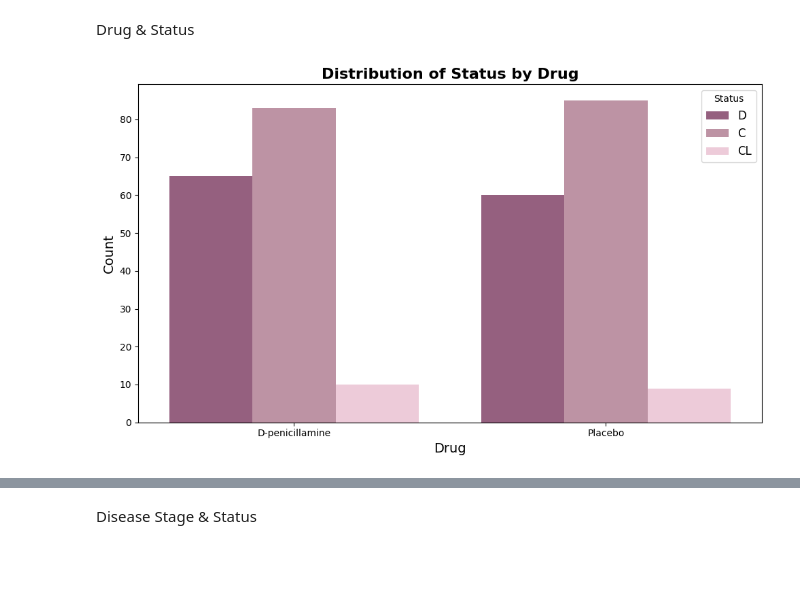
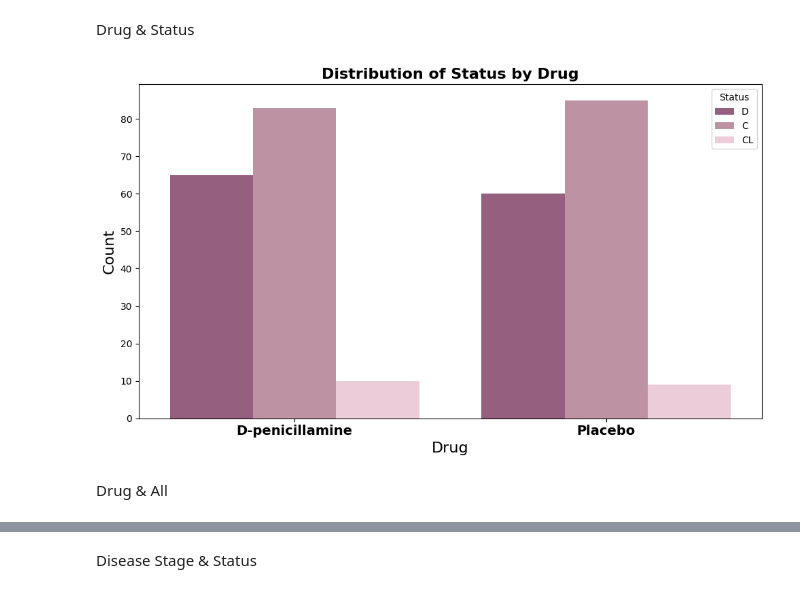
Before and after one commit to Yarden231/Liver-Cirrhosis-Stage-Prediction, a Jupyter notebook: EDA.ipynb, the cells around one changed output, grey strips where cells are left out. Drawn from its saved outputs; the diff is of its cells as text; code cells hidden in the pictures; blank space fills up the shorter version.

```diff
--- a/EDA.ipynb
+++ b/EDA.ipynb
@@ -264,26 +259,0 @@ plt.show()
-# %%
-
-# Combine Stage 1 and 2 into a single category in the DataFrame
-data['Stage_combined'] = data['Stage'].replace({1: '1 & 2', 2: '1 & 2'})
-
-# Calculate the updated value counts for the combined stages
-stage_combined_counts = data['Stage_combined'].value_counts()
-
-
-# Convert the combined stages to integers for cleaner labeling
-data['Stage_combined'] = data['Stage_combined'].replace({3.0: 3, 4.0: 4})
-
-# Calculate the updated value counts again
-stage_combined_counts = data['Stage_combined'].value_counts()
-
-# Create the updated pie chart with integer labels
-plt.figure(figsize=(4, 4))  # Adjust the figure size for a pie chart
-plt.pie(
-    stage_combined_counts,
-    labels=stage_combined_counts.index,  # Use the updated stage labels
-    autopct='%1.1f%%',  # Show percentages
-    startangle=90,  # Rotate the pie chart for better readability
-    colors=sns.color_palette("flare", len(stage_combined_counts))  # Use the same "flare" palette
-)
-plt.title("Distribution of 'Stage' (1 & 2 Combined)", fontsize=16)
-plt.show()
@@ -398,25 +385,25 @@ Passing `palette` without assigning `hue` is deprecated and will be removed in v
 # %% [markdown]
 Drug & Status
 # %%
-import seaborn as sns
-import matplotlib.pyplot as plt
-
-# Define the custom color palette for the categories
 status_palette = ['#9e5780', '#c48ca3', '#f2c6d8']  # Colors for C, CL, D respectively
 
 # Plot the bar chart for the distribution of Status by Drug
 plt.figure(figsize=(10, 6))
 sns.countplot(data=data, x='Drug', hue='Status', palette=status_palette)
 
 # Add titles and labels
 plt.title('Distribution of Status by Drug', fontsize=16, fontweight='bold')  # Bold title
-plt.xlabel('Drug', fontsize=14)
-plt.ylabel('Count', fontsize=14)
-plt.legend(title='Status', fontsize=12)
+plt.xlabel('Drug', fontsize=16)
+plt.ylabel('Count', fontsize=16)
+plt.xticks(fontweight='bold', fontsize=14)
+
+plt.legend(title='Status')
 plt.tight_layout()
 
 # Show the plot
 plt.show()
 # %% [output]
-[figure, old version]
+[figure, new version]
+# %% [markdown]
+Drug & All
 # %%
```
Also changed, not shown: parts of 25 cells of this notebook, 1 other file.
